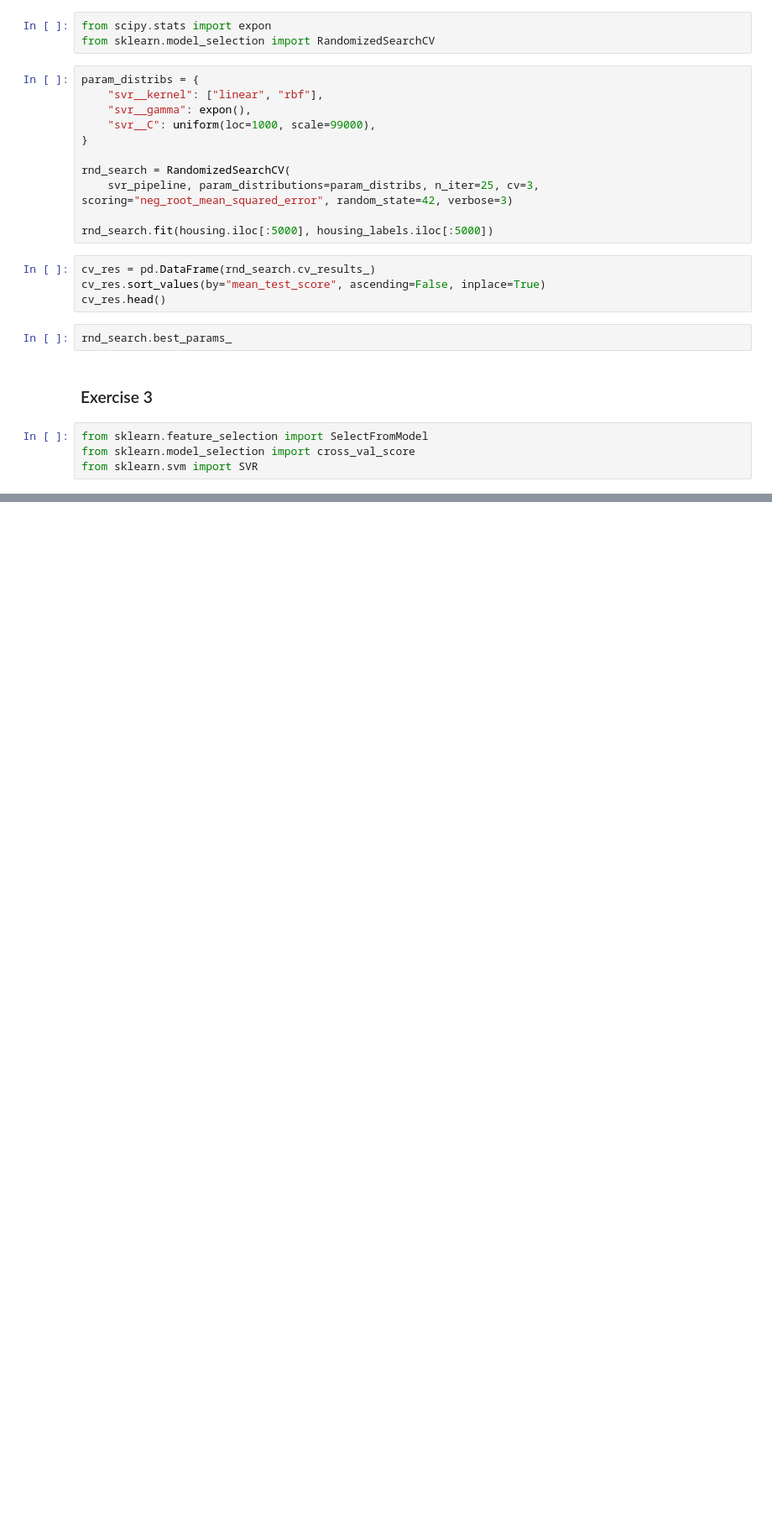
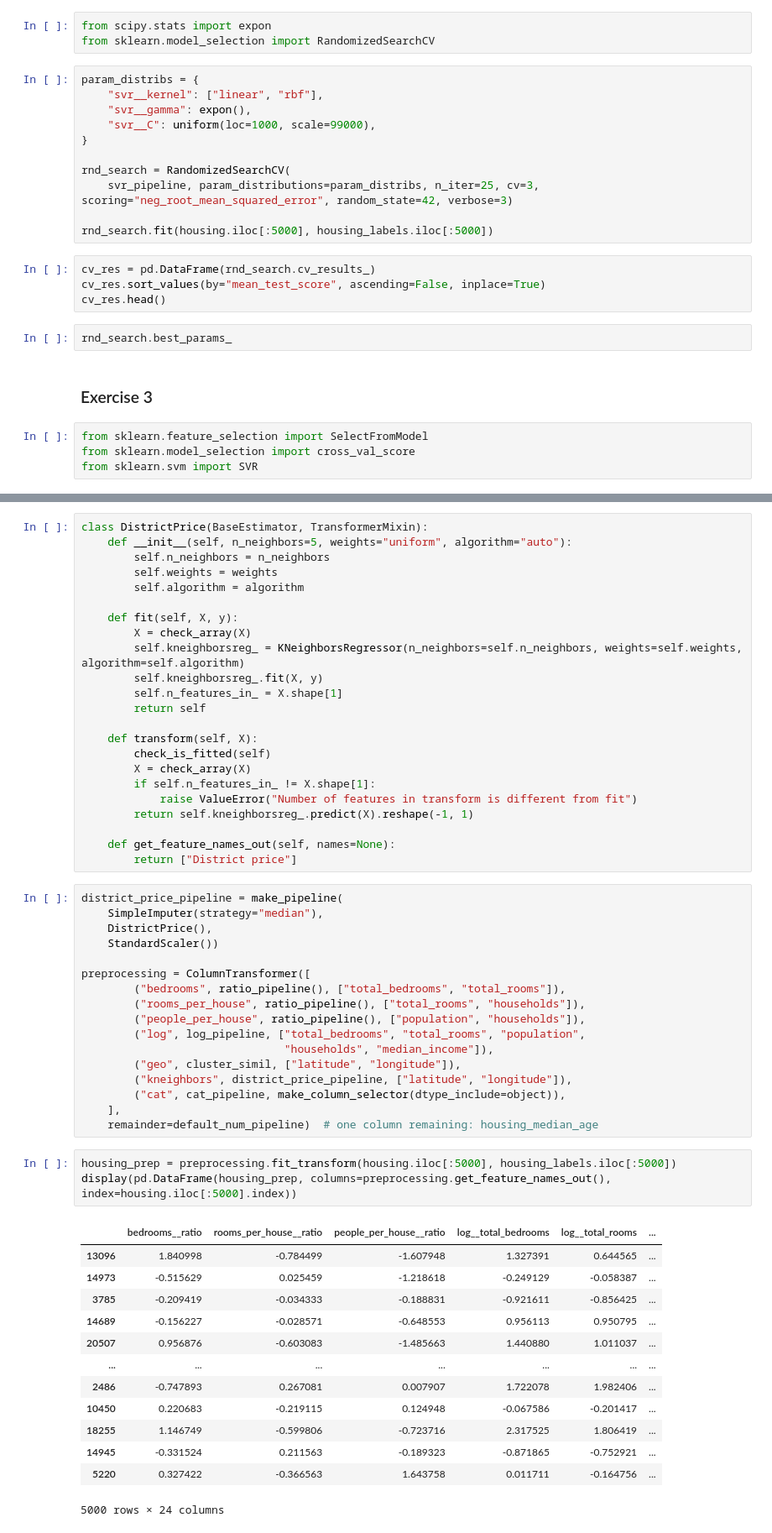
Before and after one commit to nfilipas/handson-ml3, a Jupyter notebook: 02_end_to_end_machine_learning_project.ipynb, the cells around one changed output, grey strips where cells are left out. Shown at 84% size. Drawn from its saved outputs; the diff is of its cells as text; blank space fills up the shorter version.

```diff
--- a/02_end_to_end_machine_learning_project.ipynb
+++ b/02_end_to_end_machine_learning_project.ipynb
@@ -1602,0 +1943,57 @@ dtype: float64
+# %%
+class DistrictPrice(BaseEstimator, TransformerMixin):
+    def __init__(self, n_neighbors=5, weights="uniform", algorithm="auto"):
+        self.n_neighbors = n_neighbors
+        self.weights = weights
+        self.algorithm = algorithm
+
+    def fit(self, X, y):
+        X = check_array(X)
+        self.kneighborsreg_ = KNeighborsRegressor(n_neighbors=self.n_neighbors, weights=self.weights, algorithm=self.algorithm)
+        self.kneighborsreg_.fit(X, y)
+        self.n_features_in_ = X.shape[1]
+        return self
+
+    def transform(self, X):
+        check_is_fitted(self)
+        X = check_array(X)
+        if self.n_features_in_ != X.shape[1]:
+            raise ValueError("Number of features in transform is different from fit")
+        return self.kneighborsreg_.predict(X).reshape(-1, 1)
+
+    def get_feature_names_out(self, names=None):
+        return ["District price"]
+# %%
+district_price_pipeline = make_pipeline(
+    SimpleImputer(strategy="median"),
+    DistrictPrice(),
+    StandardScaler())
+
+preprocessing = ColumnTransformer([
+        ("bedrooms", ratio_pipeline(), ["total_bedrooms", "total_rooms"]),
+        ("rooms_per_house", ratio_pipeline(), ["total_rooms", "households"]),
+        ("people_per_house", ratio_pipeline(), ["population", "households"]),
+        ("log", log_pipeline, ["total_bedrooms", "total_rooms", "population",
+                               "households", "median_income"]),
+        ("geo", cluster_simil, ["latitude", "longitude"]),
+        ("kneighbors", district_price_pipeline, ["latitude", "longitude"]),
+        ("cat", cat_pipeline, make_column_selector(dtype_include=object)),
+    ],
+    remainder=default_num_pipeline)  # one column remaining: housing_median_age
+# %%
+housing_prep = preprocessing.fit_transform(housing.iloc[:5000], housing_labels.iloc[:5000])
+display(pd.DataFrame(housing_prep, columns=preprocessing.get_feature_names_out(), index=housing.iloc[:5000].index))
+# %% [output]
+|  | bedrooms__ratio | rooms_per_house__ratio | people_per_house__ratio | log__total_bedrooms | log__total_rooms | ... |
+| 13096 | 1.840998 | -0.784499 | -1.607948 | 1.327391 | 0.644565 | ... |
+| 14973 | -0.515629 | 0.025459 | -1.218618 | -0.249129 | -0.058387 | ... |
+| 3785 | -0.209419 | -0.034333 | -0.188831 | -0.921611 | -0.856425 | ... |
+| 14689 | -0.156227 | -0.028571 | -0.648553 | 0.956113 | 0.950795 | ... |
+| 20507 | 0.956876 | -0.603083 | -1.485663 | 1.440880 | 1.011037 | ... |
+| ... | ... | ... | ... | ... | ... | ... |
+| 2486 | -0.747893 | 0.267081 | 0.007907 | 1.722078 | 1.982406 | ... |
+| 10450 | 0.220683 | -0.219115 | 0.124948 | -0.067586 | -0.201417 | ... |
+| 18255 | 1.146749 | -0.599806 | -0.723716 | 2.317525 | 1.806419 | ... |
+| 14945 | -0.331524 | 0.211563 | -0.189323 | -0.871865 | -0.752921 | ... |
+| 5220 | 0.327422 | -0.366563 | 1.643758 | 0.011711 | -0.164756 | ... |
+5000 rows × 24 columns
```
Also changed, not shown: parts of 93 cells of this notebook, 2 other files.
